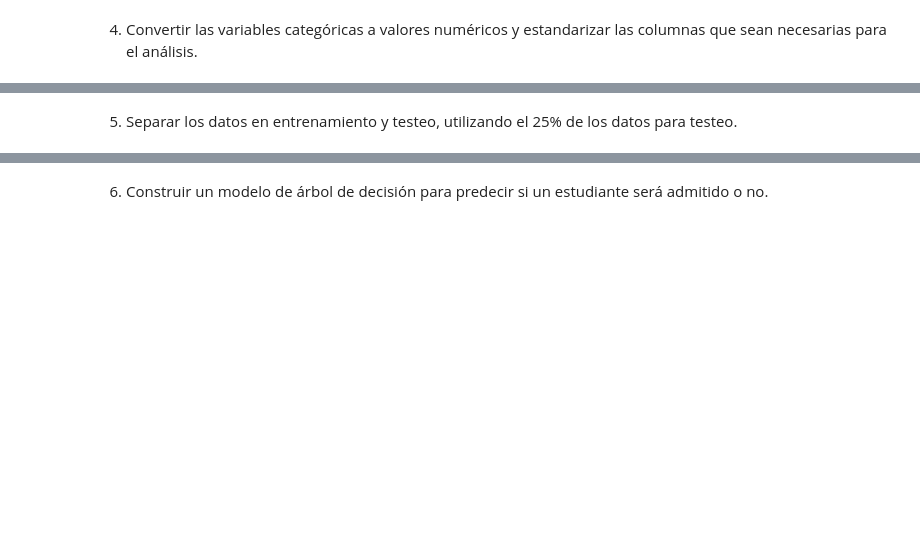
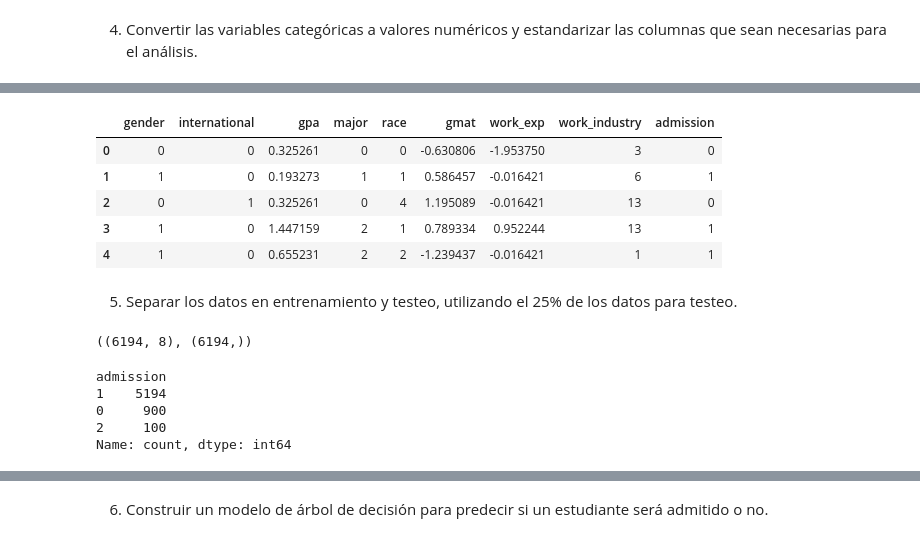
Before and after one commit to LeandroRodrigoMolina/IA_FCAD_2025_1er_Cuatri, a Jupyter notebook: U7/TP5_Aprendizaje.ipynb, the cells around one changed output, grey strips where cells are left out. Cells and saved outputs as stored; diff of their text form; code cells hidden in the pictures; blank space fills up the shorter version.

```diff
--- a/U7/TP5_Aprendizaje.ipynb
+++ b/U7/TP5_Aprendizaje.ipynb
@@ -115,2 +138,40 @@ if 'application_id' in df_procesamiento.columns:
+# %%
+# Cambiar variables categorias a numericas
+
+categorias_columnas = ['gender', 'major', 'race', 'work_industry', 'admission']
+label_encoders = {}
+
+for col in categorias_columnas:
+    if col in df_procesamiento.columns:
+        # A los nulos los pongo con Unknown
+        df_procesamiento[col] = df_procesamiento[col].fillna('Unknown')
+
+        le = LabelEncoder()
+        df_procesamiento[col] = le.fit_transform(df_procesamiento[col])
+        label_encoders[col] = le
+
+if 'international' in df_procesamiento.columns:
+    df_procesamiento['international'] = df_procesamiento['international'].astype(int)
+# %%
+# Estandarizo variables numericas
+numeric_columns = ['gpa', 'gmat', 'work_exp']
+scaler = StandardScaler()
+
+existing_numeric_cols = [col for col in numeric_columns if col in df_procesamiento.columns]
+
+if existing_numeric_cols:
+    df_procesamiento[existing_numeric_cols] = scaler.fit_transform(df_procesamiento[existing_numeric_cols])
+else:
+    print(" No hay columnas numericas para estandarizar")
+# %%
+# Como quedo procesado
+df_procesamiento.head()
+# %% [output]
+|  | gender | international | gpa | major | race | gmat | work_exp | work_industry | admission |
+| 0 | 0 | 0 | 0.325261 | 0 | 0 | -0.630806 | -1.953750 | 3 | 0 |
+| 1 | 1 | 0 | 0.193273 | 1 | 1 | 0.586457 | -0.016421 | 6 | 1 |
+| 2 | 0 | 1 | 0.325261 | 0 | 4 | 1.195089 | -0.016421 | 13 | 0 |
+| 3 | 1 | 0 | 1.447159 | 2 | 1 | 0.789334 | 0.952244 | 13 | 1 |
+| 4 | 1 | 0 | 0.655231 | 2 | 2 | -1.239437 | -0.016421 | 1 | 1 |
 # %% [markdown]
 5. Separar los datos en entrenamiento y testeo, utilizando el 25% de los datos para testeo.
@@ -118,0 +183,14 @@ if 'application_id' in df_procesamiento.columns:
+# %%
+# Veo como quedo X y Y
+X.shape, y.shape
+# %% [output]
+((6194, 8), (6194,))
+# %%
+# Como se distribuye de clases Y
+y.value_counts()
+# %% [output]
+admission
+1    5194
+0     900
+2     100
+Name: count, dtype: int64
```
Also changed, not shown: parts of 16 cells of this notebook.
